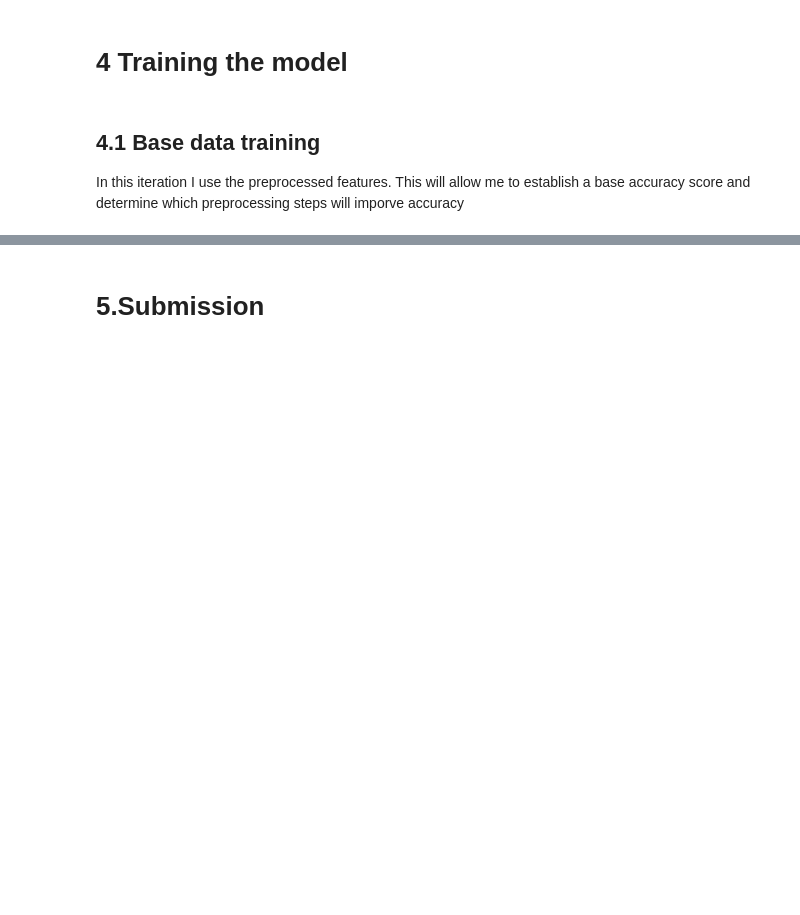
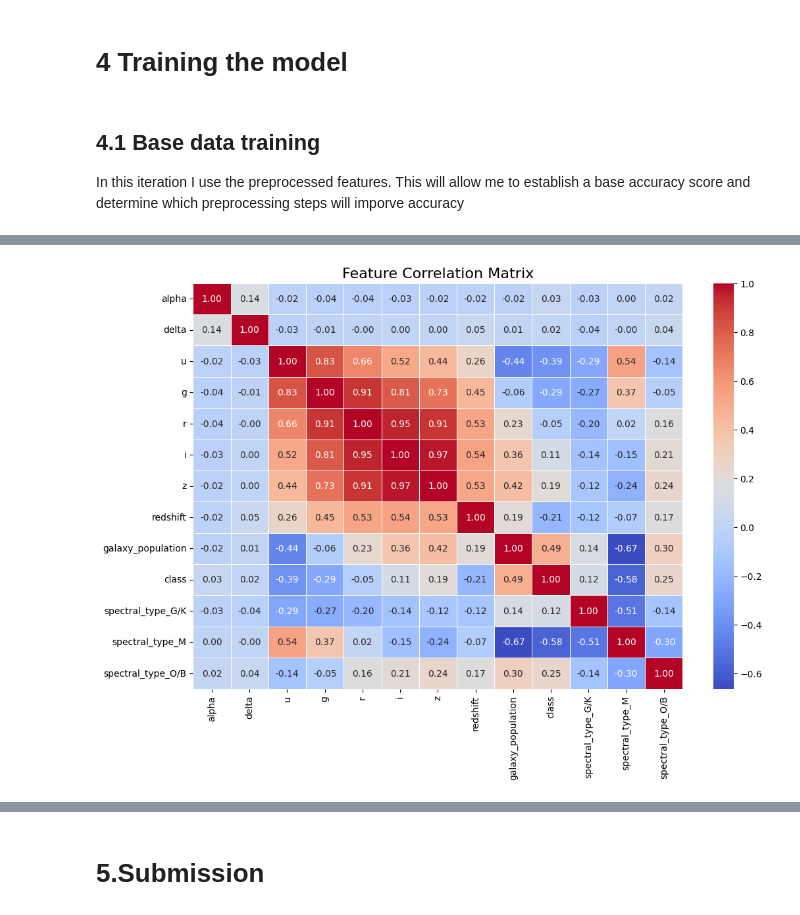
Before and after one commit to David-Langat/Kaggle, a Jupyter notebook: playground_series/predicting_stellar_class/predicting_stellar_class.ipynb, the cells around one changed output, grey strips where cells are left out. Cells and saved outputs as stored; diff of their text form; code cells hidden in the pictures; blank space fills up the shorter version.

```diff
--- a/playground_series/predicting_stellar_class/predicting_stellar_class.ipynb
+++ b/playground_series/predicting_stellar_class/predicting_stellar_class.ipynb
@@ -551,0 +640,13 @@ weighted avg       0.94      0.93      0.93    115470
+# %%
+# 1. Feature Correlation Matrix
+plt.figure(figsize=(12, 8))
+correlation_matrix = preprocessed_numerical_train_df.corr()
+sns.heatmap(correlation_matrix, annot=True, cmap='coolwarm', fmt=".2f", linewidths=0.5)
+plt.title("Feature Correlation Matrix", fontsize=16)
+plt.show()
+
+# Print text output so the LLM can read the matrix
+print("\n--- Correlation Matrix ---")
+print(correlation_matrix.to_string())
+# %% [output]
+[figure, added]
```
Also changed, not shown: parts of 15 cells of this notebook.
